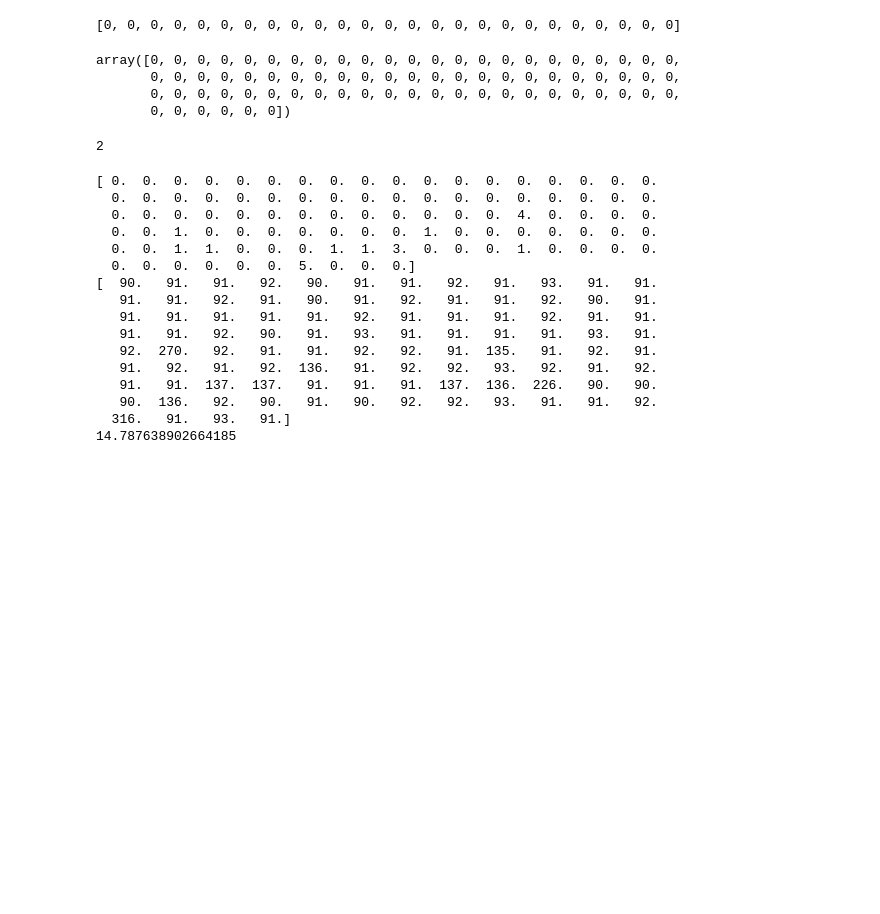
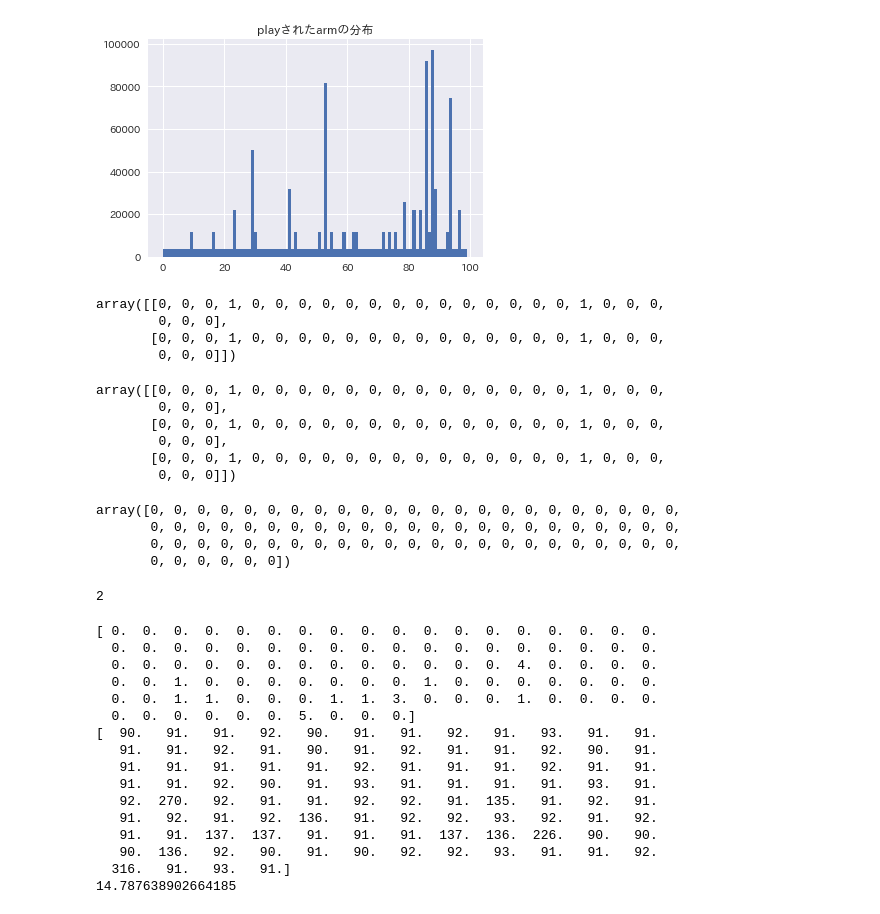
Before and after one commit to shoshosho/test2, a Jupyter notebook: bandit/offline_thompson_sampling_multi_armed_bandit.ipynb, the cells around one changed output. Saved outputs shown, nothing was run; the diff lists cells and outputs as text; code cells hidden in the pictures; blank space fills up the shorter version.

```diff
--- a/bandit/offline_thompson_sampling_multi_armed_bandit.ipynb
+++ b/bandit/offline_thompson_sampling_multi_armed_bandit.ipynb
@@ -192,10 +314,32 @@ OSError: [Errno 24] Too many open files
+# %%
+plt.hist(np.array(history_arm_big[200000:300000]).flatten(),bins=100)
+plt.title("playされたarmの分布")
+plt.show()
+# %% [output]
+[figure, added]
 # %%
 # num_reward.shape
-np.array(callback[cl][7])
+# np.array(callback[cl][7])
+# num_reward.flatten()
+callback[3][5]
 num_reward.flatten()
-callback[cl][7]
+num_reward
+aa = np.vstack((np.array(callback[cl][7]).flatten(), np.array(callback[cl][7]).flatten()))
+aa
 # %% [output]
-[0, 0, 0, 0, 0, 0, 0, 0, 0, 0, 0, 0, 0, 0, 0, 0, 0, 0, 0, 0, 0, 0, 0, 0, 0]
+array([[0, 0, 0, 1, 0, 0, 0, 0, 0, 0, 0, 0, 0, 0, 0, 0, 0, 0, 1, 0, 0, 0,
+        0, 0, 0],
+       [0, 0, 0, 1, 0, 0, 0, 0, 0, 0, 0, 0, 0, 0, 0, 0, 0, 0, 1, 0, 0, 0,
+        0, 0, 0]])
+# %%
+np.vstack((aa, np.array(callback[cl][7]).flatten()))
+# %% [output]
+array([[0, 0, 0, 1, 0, 0, 0, 0, 0, 0, 0, 0, 0, 0, 0, 0, 0, 0, 1, 0, 0, 0,
+        0, 0, 0],
+       [0, 0, 0, 1, 0, 0, 0, 0, 0, 0, 0, 0, 0, 0, 0, 0, 0, 0, 1, 0, 0, 0,
+        0, 0, 0],
+       [0, 0, 0, 1, 0, 0, 0, 0, 0, 0, 0, 0, 0, 0, 0, 0, 0, 0, 1, 0, 0, 0,
+        0, 0, 0]])
 # %%
 # # len(np.array(history_reward).flatten())
 # #ネストで格納されてしまっているので、取り出しに工夫が必要
```
Also changed, not shown: parts of 11 cells of this notebook, 2 other files.
